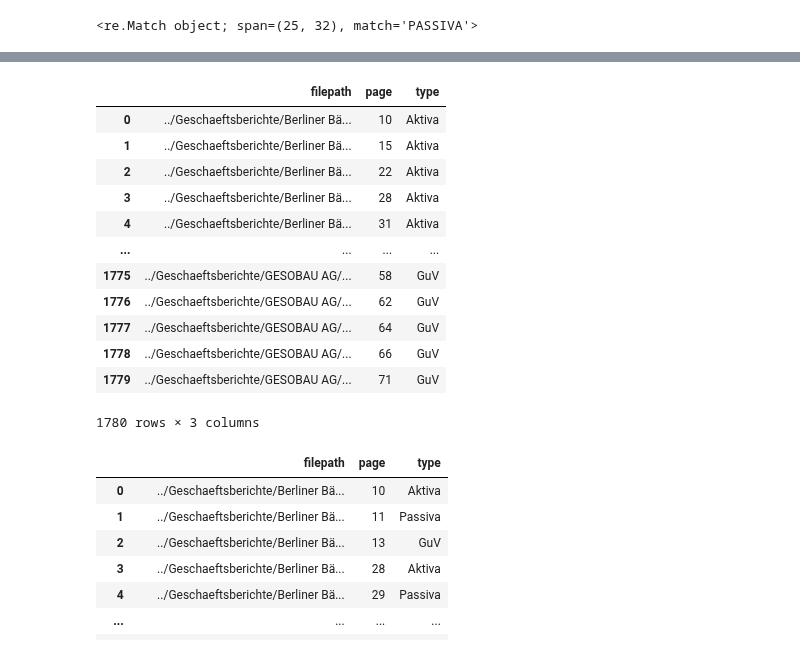
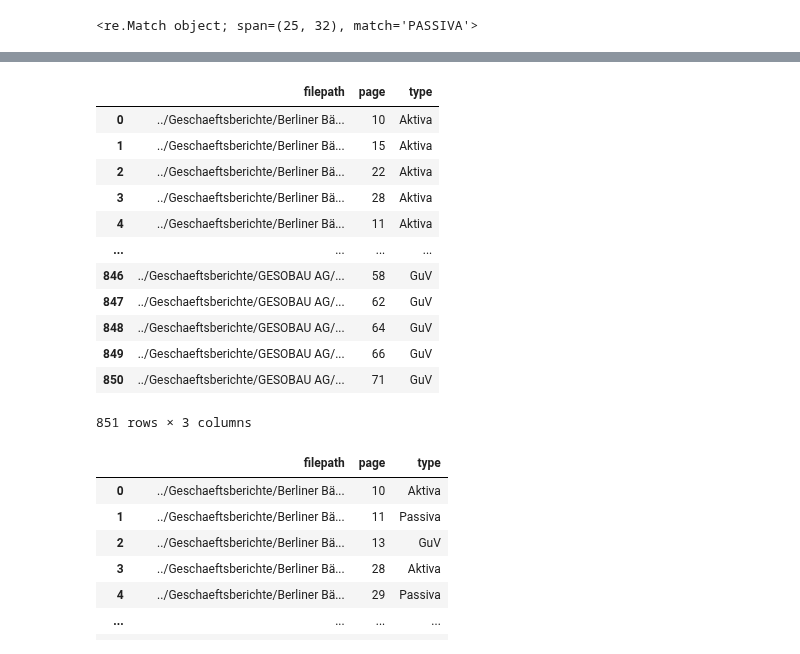
Before and after one commit to Famondir/Thesis, a Jupyter notebook: Python/page_detection_benchmark.ipynb, the cells around one changed output, grey strips where cells are left out. Saved outputs shown, nothing was run; the diff lists cells and outputs as text; code cells hidden in the pictures.

```diff
--- a/Python/page_detection_benchmark.ipynb
+++ b/Python/page_detection_benchmark.ipynb
@@ -512,22 +541,23 @@ Runtime: 21.16 seconds
 | 1245 | 25 | Passiva | NaN | Amt für Statistik Berlin-Brandenburg | AP_Geschaeftsbericht_DE_2014_BBB.pdf |
 | 1253 | 18 | GuV | NaN | Amt für Statistik Berlin-Brandenburg | AP_Geschaeftsbericht_DE_2007_BBB.pdf |
 # %%
-df = page_identifier_regex_3_pymupdf.get_dataframe()
+# df = page_identifier_regex_3_pymupdf.get_dataframe()
+df = page_identifier_regex_1_pdfium.get_dataframe()
 df
 # %% [output]
 |  | filepath | page | type |
 | 0 | ../Geschaeftsberichte/Berliner Bä... | 10 | Aktiva |
 | 1 | ../Geschaeftsberichte/Berliner Bä... | 15 | Aktiva |
 | 2 | ../Geschaeftsberichte/Berliner Bä... | 22 | Aktiva |
 | 3 | ../Geschaeftsberichte/Berliner Bä... | 28 | Aktiva |
-| 4 | ../Geschaeftsberichte/Berliner Bä... | 31 | Aktiva |
+| 4 | ../Geschaeftsberichte/Berliner Bä... | 11 | Aktiva |
 | ... | ... | ... | ... |
-| 1775 | ../Geschaeftsberichte/GESOBAU AG/... | 58 | GuV |
-| 1776 | ../Geschaeftsberichte/GESOBAU AG/... | 62 | GuV |
-| 1777 | ../Geschaeftsberichte/GESOBAU AG/... | 64 | GuV |
-| 1778 | ../Geschaeftsberichte/GESOBAU AG/... | 66 | GuV |
-| 1779 | ../Geschaeftsberichte/GESOBAU AG/... | 71 | GuV |
+| 846 | ../Geschaeftsberichte/GESOBAU AG/... | 58 | GuV |
+| 847 | ../Geschaeftsberichte/GESOBAU AG/... | 62 | GuV |
+| 848 | ../Geschaeftsberichte/GESOBAU AG/... | 64 | GuV |
+| 849 | ../Geschaeftsberichte/GESOBAU AG/... | 66 | GuV |
+| 850 | ../Geschaeftsberichte/GESOBAU AG/... | 71 | GuV |
-1780 rows × 3 columns
+851 rows × 3 columns
 # %%
 df_truth = pd.read_csv("../benchmark_truth/aktiva_passiva_guv_table_pages_no_ocr.csv")
 df_truth = df_truth.assign(type=df_truth['type'].str.split('&')).explode('type').reset_index(drop=True)
```
Also changed, not shown: parts of 7 cells of this notebook, 1 other file.
